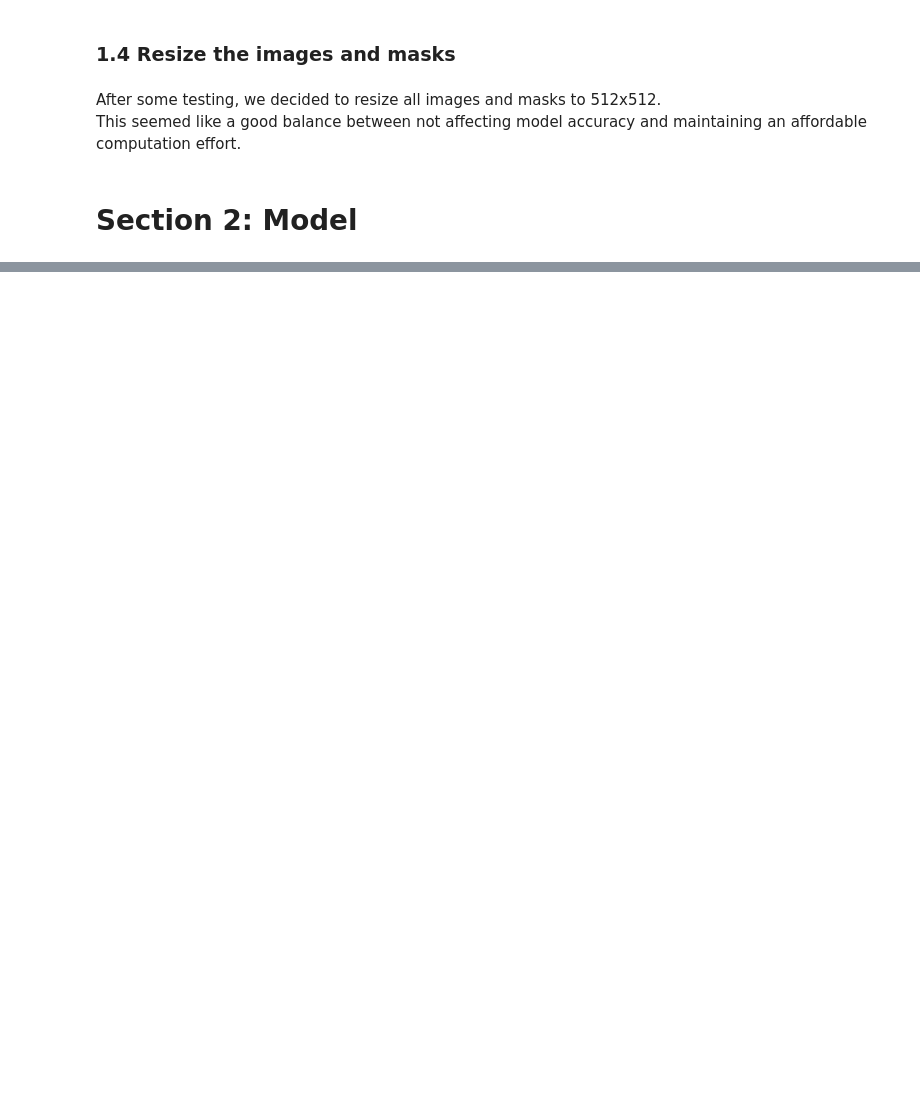
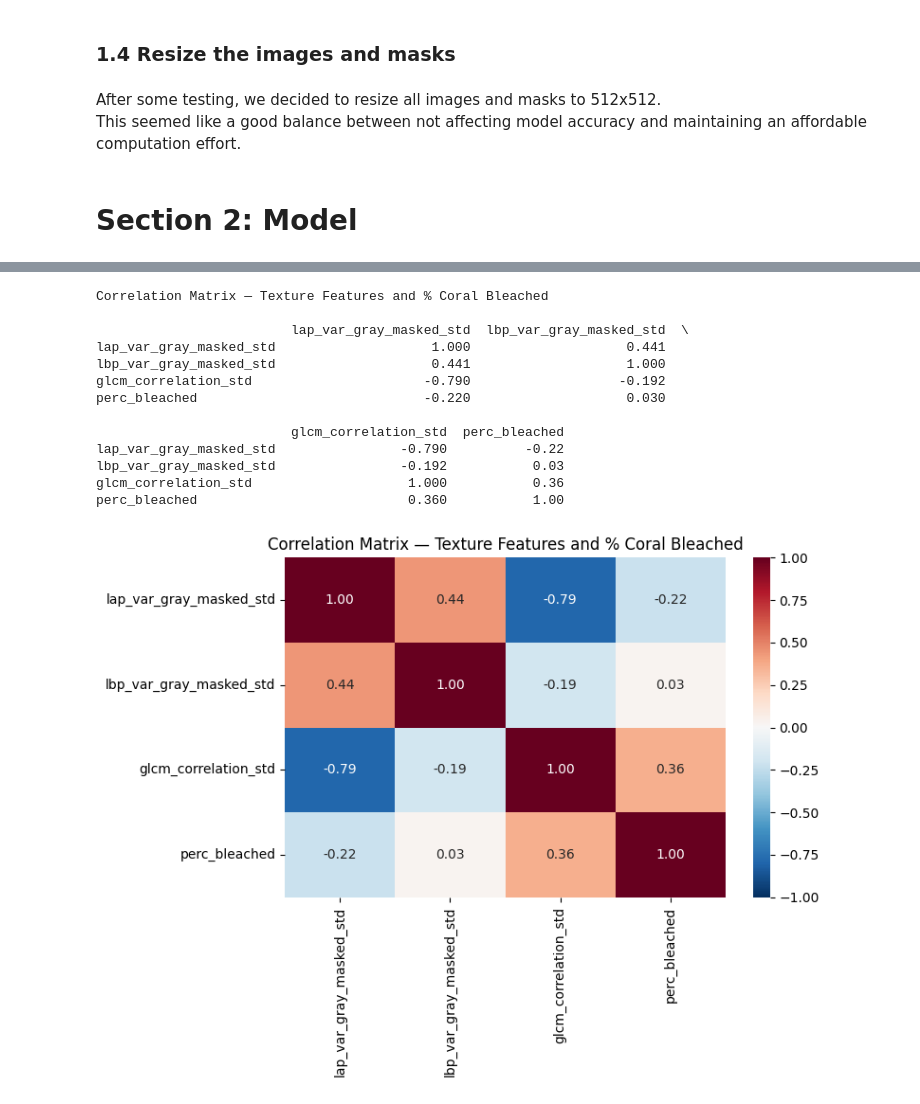
Before and after one commit to TimoWijnen2001/DC3-clean, a Jupyter notebook: final.ipynb, the cells around one changed output, grey strips where cells are left out. Saved outputs shown, nothing was run; the diff lists cells and outputs as text; code cells hidden in the pictures; blank space fills up the shorter version.

```diff
--- a/final.ipynb
+++ b/final.ipynb
@@ -212,0 +831,60 @@ df_resized.to_csv("csv_folder/resized_df.csv")
+# %%
+# --- Coral Texture Feature Correlation Matrix ---
+
+
+# === 1. Load the dataset ===
+file_path = "csv_folder/texture_features_standardized.csv"
+df = pd.read_csv(file_path)
+
+# === 2. Clean the data ===
+df_clean = df.dropna(subset=[
+    'perc_bleached',
+    'lap_var_gray_masked_std',
+    'lbp_var_gray_masked_std',
+    'glcm_correlation_std'
+])
+
+# === 3. Select relevant columns for correlation ===
+corr_features = df_clean[[
+    'lap_var_gray_masked_std',
+    'lbp_var_gray_masked_std',
+    'glcm_correlation_std',
+    'perc_bleached'
+]]
+
+# === 4. Compute correlation matrix ===
+corr_matrix = corr_features.corr()
+
+# === 5. Print correlation matrix ===
+print("\nCorrelation Matrix — Texture Features and % Coral Bleached\n")
+print(corr_matrix.round(3))
+
+# === 6. Plot heatmap ===
+plt.figure(figsize=(8, 6))
+sns.heatmap(
+    corr_matrix.round(2),
+    annot=True,
+    cmap='RdBu_r',
+    center=0,
+    vmin=-1,
+    vmax=1,
+    fmt=".2f"
+)
+plt.title("Correlation Matrix — Texture Features and % Coral Bleached", fontsize=12)
+plt.tight_layout()
+plt.show()
+# %% [output]
+Correlation Matrix — Texture Features and % Coral Bleached
+
+                         lap_var_gray_masked_std  lbp_var_gray_masked_std  \
+lap_var_gray_masked_std                    1.000                    0.441
+lbp_var_gray_masked_std                    0.441                    1.000
+glcm_correlation_std                      -0.790                   -0.192
+perc_bleached                             -0.220                    0.030
+
+                         glcm_correlation_std  perc_bleached
+lap_var_gray_masked_std                -0.790          -0.22
+lbp_var_gray_masked_std                -0.192           0.03
+glcm_correlation_std                    1.000           0.36
+perc_bleached                           0.360           1.00
+[figure, added]
```
Also changed, not shown: parts of 36 cells of this notebook, 1 other file.
